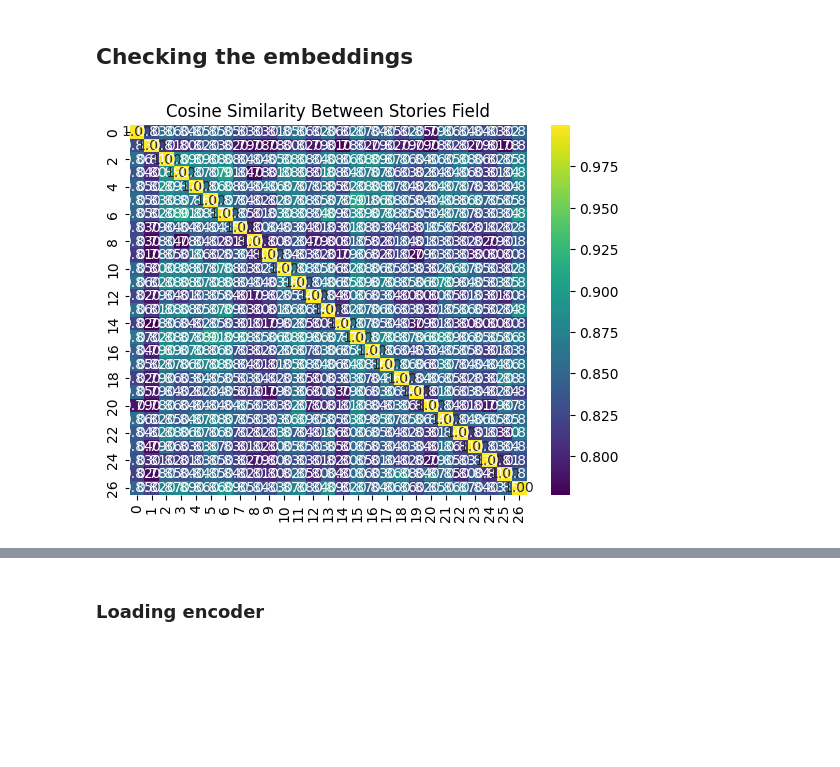
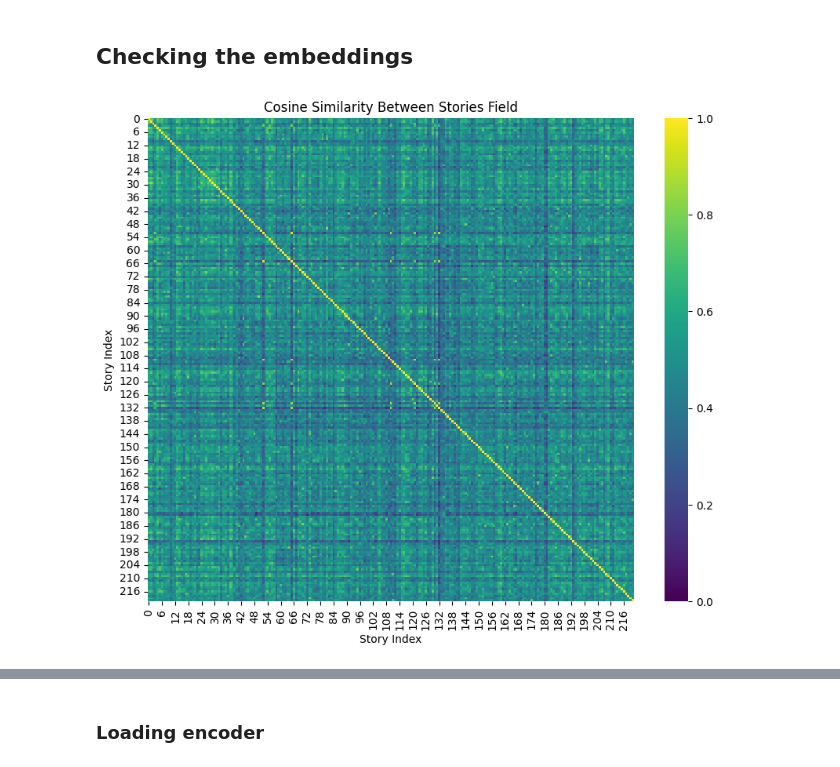
Before and after one commit to Halfidaldal/PENPAL_analysis, a Jupyter notebook: Berlin/Scripts & analyses/story_analysis_embeddings_topic.ipynb, the cells around one changed output, grey strips where cells are left out. Drawn from its saved outputs; the diff is of its cells as text; code cells hidden in the pictures; blank space fills up the shorter version.

Commit message:
Parquet versions

```diff
--- a/Berlin/Scripts & analyses/story_analysis_embeddings_topic.ipynb
+++ b/Berlin/Scripts & analyses/story_analysis_embeddings_topic.ipynb
@@ -18,7 +19,7 @@ os.environ["OPENAI_API_KEY"] = "sk-a1sY6cAN-hutzhoijNj55ViTOK_2ma9L1fMISWaitiT3B
 # %% [markdown]
 ## Reading in the data
 # %%
-full_df_with_embeddings_field = pd.read_parquet("../Data/finished_stories_with_jina_embeddings.parquet")
+full_df_with_embeddings_field = pd.read_parquet("data/story_text_field_w_embeddings_jina.parquet")
 print(full_df_with_embeddings_field.columns.tolist())
 
 
@@ -29,6 +30,7 @@ ai_field = full_df_with_embeddings_field["full_ai"].tolist()
 
 
 
-embeddings_field = np.load("data/story_embeddings_ttc_field.npy")
-embeddings_sim = np.load("data/story_embeddings_ttc_sim.npy")
+embeddings_field = np.load("data/story_embeddings_jina_field.npy")
+embeddings_user = np.load("data/story_user_embeddings_jina_field.npy")
+embeddings_ai = np.load("data/story_ai_embeddings_jina_field.npy")
 # %% [output]
@@ -107,65 +62,52 @@ full_df_with_embeddings_sim["embeddings_full_ai"] = list(story_embeddings_ai_sim
 # %% [markdown]
 ## Checking the embeddings
 # %%
-full_df_with_embeddings_field = pd.read_parquet("data/story_text_field_w_embeddings_full.parquet")
-full_df_with_embeddings_sim = pd.read_parquet("data/story_text_sim_w_embeddings_full.parquet")
+full_df_with_embeddings_field = pd.read_parquet("data/story_text_field_w_embeddings_jina.parquet")
 
 sim_matrix_field = cosine_similarity(embeddings_field)
-sim_matrix_sim = cosine_similarity(embeddings_sim)
+sim_matrix_field_full_user = cosine_similarity(embeddings_user)
+sim_matrix_field_full_ai = cosine_similarity(embeddings_ai)
+full_embeddings_ai_user = np.concatenate([full_df_with_embeddings_field["user_embedding_jina"].tolist(), full_df_with_embeddings_field["ai_embedding_jina"].tolist()], axis=1)
+sim_matrix_field_full_ai_user = cosine_similarity(full_embeddings_ai_user)
 
 
-sim_matrix_field_full_user = cosine_similarity(full_df_with_embeddings_field["embeddings_full_user"].tolist())
-sim_matrix_field_full_ai = cosine_similarity(full_df_with_embeddings_field["embeddings_full_ai"].tolist())
-sim_matrix_field_full_ai_user = cosine_similarity(
-    np.concatenate([full_df_with_embeddings_field["embeddings_full_user"].tolist(), full_df_with_embeddings_field["embeddings_full_ai"].tolist()], axis=1)
-)
+# sim_matrix_field = cosine_similarity(full_df_with_embeddings_field["embedding_jina"].tolist())
+# sim_matrix_field_full_user = cosine_similarity(full_df_with_embeddings_field["user_embedding_jina"].tolist())
+# sim_matrix_field_full_ai = cosine_similarity(full_df_with_embeddings_field["ai_embedding_jina"].tolist())
+# full_embeddings_ai_user = np.concatenate([full_df_with_embeddings_field["user_embedding_jina"].tolist(), full_df_with_embeddings_field["ai_embedding_jina"].tolist()], axis=1)
+# sim_matrix_field_full_ai_user = cosine_similarity(full_embeddings_ai_user)
 
-
-sim_matrix_sim_full_user = cosine_similarity(full_df_with_embeddings_sim["embeddings_full_user"].tolist())
-sim_matrix_sim_full_ai = cosine_similarity(full_df_with_embeddings_sim["embeddings_full_ai"].tolist())
-sim_matrix_sim_full_ai_user = cosine_similarity(
-    np.concatenate([full_df_with_embeddings_sim["embeddings_full_user"].tolisst(), full_df_with_embeddings_sim["embeddings_full_ai"].tolist()], axis=1)
-)
-
-sns.heatmap(sim_matrix_field, annot=True, fmt=".2f", cmap="viridis")
+plt.figure(figsize=(10, 8))
+sns.heatmap(sim_matrix_field, cmap="viridis", vmin=0, vmax=1)
+plt.xlabel("Story Index")
+plt.ylabel("Story Index")
 plt.title("Cosine Similarity Between Stories Field")
 plt.show()
 print(np.std(embeddings_field, axis=0).mean(), np.mean(sim_matrix_field))
 
-sns.heatmap(sim_matrix_sim, annot=True, fmt=".2f", cmap="viridis")
-plt.title("Cosine Similarity Between Stories Simulated")
+plt.figure(figsize=(10, 8))
+sns.heatmap(sim_matrix_field_full_user, cmap="viridis", vmin=0, vmax=1)
+plt.title("Cosine Similarity Between Full User Inputs Field")
+plt.xlabel("Story Index")
+plt.ylabel("Story Index")
 plt.show()
-print(np.std(embeddings_sim, axis=0).mean(), np.mean(sim_matrix_sim_full_ai))
+print(np.std(embeddings_user, axis=0).mean(), np.mean(sim_matrix_field_full_user))
 
-sns.heatmap(sim_matrix_field_full_user, annot=True, fmt=".2f", cmap="viridis")
-plt.title("Cosine Similarity Between Full User Inputs Field")
+plt.figure(figsize=(10, 8))
+sns.heatmap(sim_matrix_field_full_ai, cmap="viridis", vmin=0, vmax=1)
+plt.title("Cosine Similarity Between Full AI Inputs Field")
+plt.xlabel("Story Index")
+plt.ylabel("Story Index")
 plt.show()
-print(np.std(story_embeddings_ttc_user_field, axis=0).mean(), np.mean(sim_matrix_field_full_user))
-
-sns.heatmap(sim_matrix_sim_full_user, annot=True, fmt=".2f", cmap="viridis")
-plt.title("Cosine Similarity Between Full User Inputs Simulated")
-plt.show()
-print(np.std(story_embeddings_ttc_user_sim, axis=0).mean(), np.mean(sim_matrix_sim_full_user))
-
-sns.heatmap(sim_matrix_field_full_ai, annot=True, fmt=".2f", cmap="viridis")
-plt.title("Cosine Similarity Between Full AI Inputs Field")
-plt.show()
-print(np.std(story_embeddings_ttc_ai_field, axis=0).mean(), np.mean(sim_matrix_field_full_ai))  #
-
-sns.heatmap(sim_matrix_sim_full_ai, annot=True, fmt=".2f", cmap="viridis")
-plt.title("Cosine Similarity Between Full AI Inputs Simulated")
-plt.show()
-print(np.std(story_embeddings_ai_sim, axis=0).mean(), np.mean(sim_matrix_sim_full_ai))  #
-
-sns.heatmap(sim_matrix_field_full_ai_user, annot=True, fmt=".2f", cmap="viridis")
-plt.title("Cosine Similarity Between Full AI and User Inputs Field")
-plt.show()
-print(np.std(np.concatenate([full_df_with_embeddings_field["embeddings_full_user"].tolist(), full_df_with_embeddings_field["embeddings_full_ai"].tolist()], axis=1), axis=0).mean(), np.mean(sim_matrix_field_full_ai_user))
+print(np.std(embeddings_ai, axis=0).mean(), np.mean(sim_matrix_field_full_ai))  #
 
 
-sns.heatmap(sim_matrix_sim_full_ai_user, annot=True, fmt=".2f", cmap="viridis")
-plt.title("Cosine Similarity Between Full AI and User Inputs Simulated")
+plt.figure(figsize=(10, 8))
+sns.heatmap(sim_matrix_field_full_ai_user, cmap="viridis", vmin=0, vmax=1)
+plt.title("Cosine Similarity Between Full AI and User Inputs Field")
+plt.xlabel("Story Index")
+plt.ylabel("Story Index")
 plt.show()
-print(np.std(np.concatenate([full_df_with_embeddings_sim["embeddings_full_user"].tolist(), full_df_with_embeddings_sim["embeddings_full_ai"].tolist()], axis=1), axis=0).mean(), np.mean(sim_matrix_sim_full_ai_user))
+print(np.std(np.concatenate([full_df_with_embeddings_field["user_embedding_jina"].tolist(), full_df_with_embeddings_field["ai_embedding_jina"].tolist()], axis=1), axis=0).mean(), np.mean(sim_matrix_field_full_ai_user))
 # %% [output]
-[figure, old version]
+[figure, new version]
```
Also changed, not shown: parts of 14 cells of this notebook, 10 other files.
